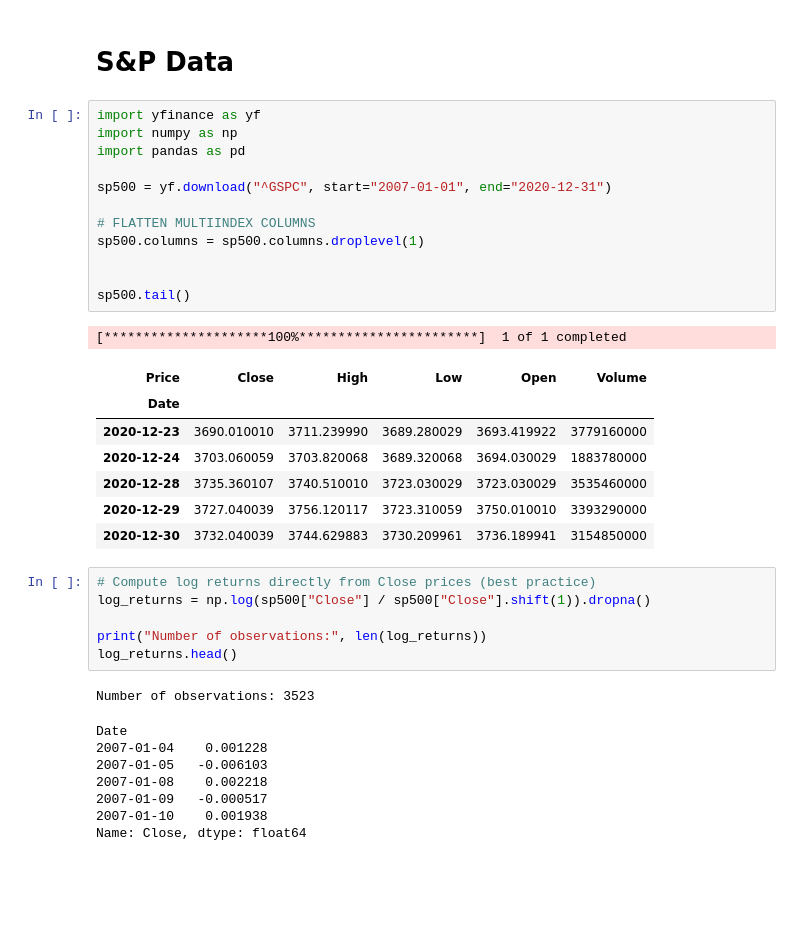
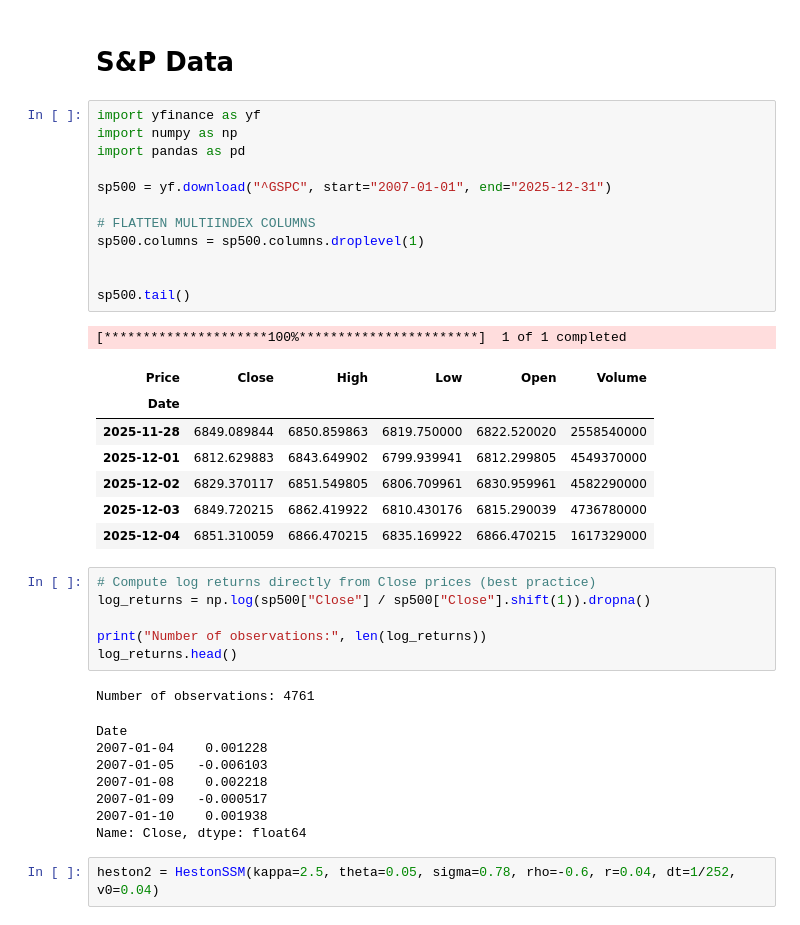
Before and after one commit to MichaelCarloH/heston-particle-filter-calibration, a Jupyter notebook: notebooks/exploration/heston_ssm_bootstrap_pf.ipynb, the cells around one changed output. Cells and saved outputs as stored; diff of their text form; blank space fills up the shorter version.

```diff
--- a/notebooks/exploration/heston_ssm_bootstrap_pf.ipynb
+++ b/notebooks/exploration/heston_ssm_bootstrap_pf.ipynb
@@ -353,24 +353,24 @@ Estimated log-likelihood: 335.9374141141814
 # %%
 import yfinance as yf
 import numpy as np
 import pandas as pd
 
-sp500 = yf.download("^GSPC", start="2007-01-01", end="2020-12-31")
+sp500 = yf.download("^GSPC", start="2007-01-01", end="2025-12-31")
 
 # FLATTEN MULTIINDEX COLUMNS
 sp500.columns = sp500.columns.droplevel(1)
 
 
 sp500.tail()
 # %% [output]
 [*********************100%***********************]  1 of 1 completed
 | Price | Close | High | Low | Open | Volume |
 | Date |  |  |  |  |  |
-| 2020-12-23 | 3690.010010 | 3711.239990 | 3689.280029 | 3693.419922 | 3779160000 |
-| 2020-12-24 | 3703.060059 | 3703.820068 | 3689.320068 | 3694.030029 | 1883780000 |
-| 2020-12-28 | 3735.360107 | 3740.510010 | 3723.030029 | 3723.030029 | 3535460000 |
-| 2020-12-29 | 3727.040039 | 3756.120117 | 3723.310059 | 3750.010010 | 3393290000 |
-| 2020-12-30 | 3732.040039 | 3744.629883 | 3730.209961 | 3736.189941 | 3154850000 |
+| 2025-11-28 | 6849.089844 | 6850.859863 | 6819.750000 | 6822.520020 | 2558540000 |
+| 2025-12-01 | 6812.629883 | 6843.649902 | 6799.939941 | 6812.299805 | 4549370000 |
+| 2025-12-02 | 6829.370117 | 6851.549805 | 6806.709961 | 6830.959961 | 4582290000 |
+| 2025-12-03 | 6849.720215 | 6862.419922 | 6810.430176 | 6815.290039 | 4736780000 |
+| 2025-12-04 | 6851.310059 | 6866.470215 | 6835.169922 | 6866.470215 | 1617329000 |
 # %%
 # Compute log returns directly from Close prices (best practice)
 log_returns = np.log(sp500["Close"] / sp500["Close"].shift(1)).dropna()
@@ -378,7 +378,7 @@ log_returns = np.log(sp500["Close"] / sp500["Close"].shift(1)).dropna()
 print("Number of observations:", len(log_returns))
 log_returns.head()
 # %% [output]
-Number of observations: 3523
+Number of observations: 4761
 Date
 2007-01-04    0.001228
 2007-01-05   -0.006103
@@ -386,4 +386,6 @@ Date
 2007-01-09   -0.000517
 2007-01-10    0.001938
 Name: Close, dtype: float64
+# %%
+heston2 = HestonSSM(kappa=2.5, theta=0.05, sigma=0.78, rho=-0.6, r=0.04, dt=1/252, v0=0.04)
 # %%
```
Also changed, not shown: parts of 9 cells of this notebook.
